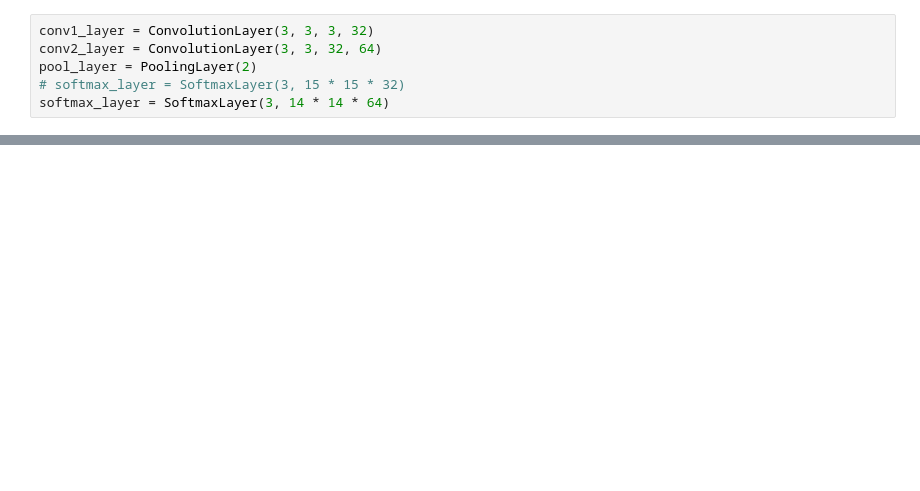
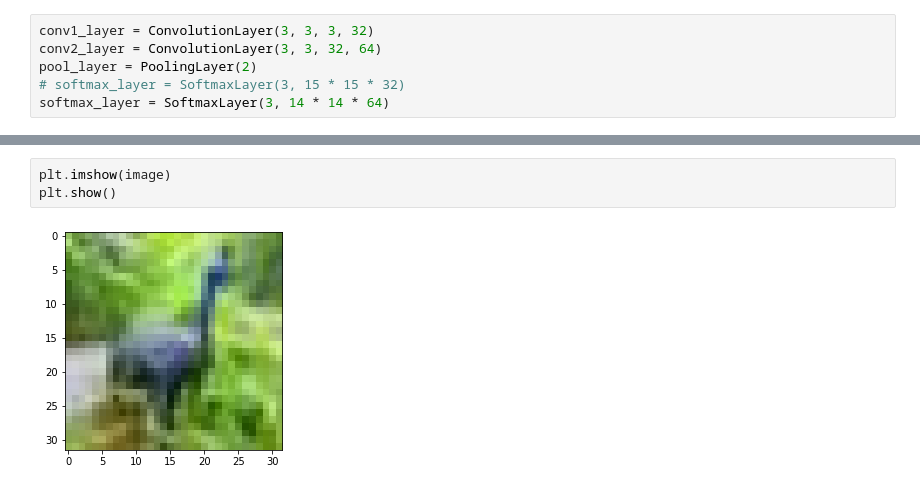
Before and after one commit to op-guy/CS-699-Assignment-1, a Jupyter notebook: task3.ipynb, the cells around one changed output, grey strips where cells are left out. Saved outputs shown, nothing was run; the diff lists cells and outputs as text; blank space fills up the shorter version.

```diff
--- a/task3.ipynb
+++ b/task3.ipynb
@@ -256,0 +360,5 @@ train(image, 0)
+# %%
+plt.imshow(image)
+plt.show()
+# %% [output]
+[figure, added]
```
Also changed, not shown: parts of 22 cells of this notebook, 3 other files.
